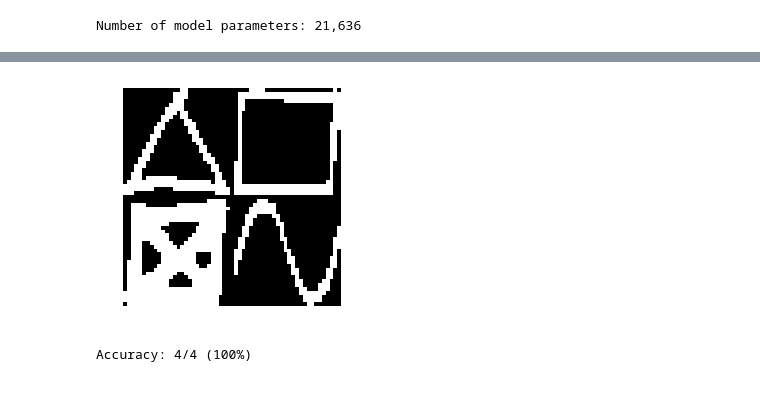
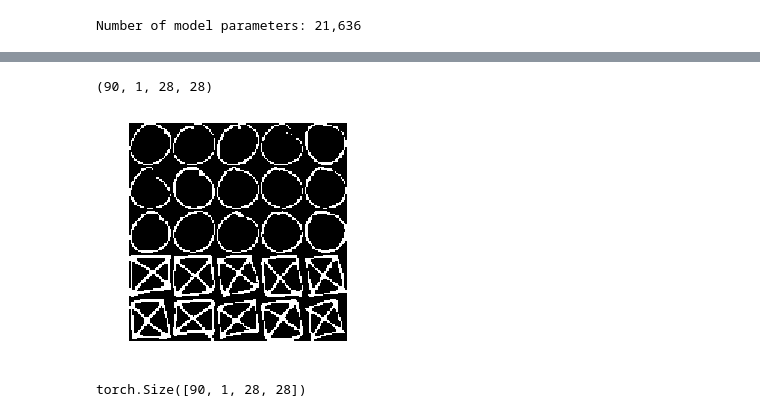
Before and after one commit to kevinzakka/sketch-detection, a Jupyter notebook: Playground.ipynb, the cells around one changed output, grey strips where cells are left out. Drawn from its saved outputs; the diff is of its cells as text; code cells hidden in the pictures.

```diff
--- a/Playground.ipynb
+++ b/Playground.ipynb
@@ -127,0 +130,16 @@ Train Epoch: 30 [110/311 (67%)] Loss: 0.028551  Acc: 100.000000
+# %%
+test_data = []
+for i in range(6):
+    name = "./data/test/" + "X_test_" + str(i+1) + ".p"
+    test_data.append(pickle.load(open(name, "rb")))
+# %%
+X_test = np.concatenate(test_data)
+print(X_test.shape)
+# %% [output]
+(90, 1, 28, 28)
+# %%
+poop = np.transpose(X_test, [0, 2, 3, 1])
+mask = np.arange(25)
+view_images(poop[mask])
+# %% [output]
+[figure, added]
@@ -128,16 +154,13 @@ Train Epoch: 30 [110/311 (67%)] Loss: 0.028551  Acc: 100.000000
 # %%
-X_test = pickle.load(open("./data/test/X_test.p", "rb"))
-poop = np.transpose(X_test, [0, 2, 3, 1])
-view_images(poop, save=True, name='extracted.png')
-
-gd_Truth = [5, 3, 1, 4]
-labels = np.array(gd_Truth)
+labels = np.array(gd_truths)
 labels = np.resize(labels, [labels.shape[0], 1])
 
 X_test = torch.from_numpy(X_test)
 y_test = torch.from_numpy(labels)
-# %% [output]
-[figure, removed]
+# %%
+X_test.shape
+# %% [output]
+torch.Size([90, 1, 28, 28])
 # %%
 def test():
     correct = 0
@@ -150,4 +174,0 @@ def test():
-# %%
-test()
-# %% [output]
-Accuracy: 4/4 (100%)
```
Also changed, not shown: parts of 11 cells of this notebook, 1 other file.
